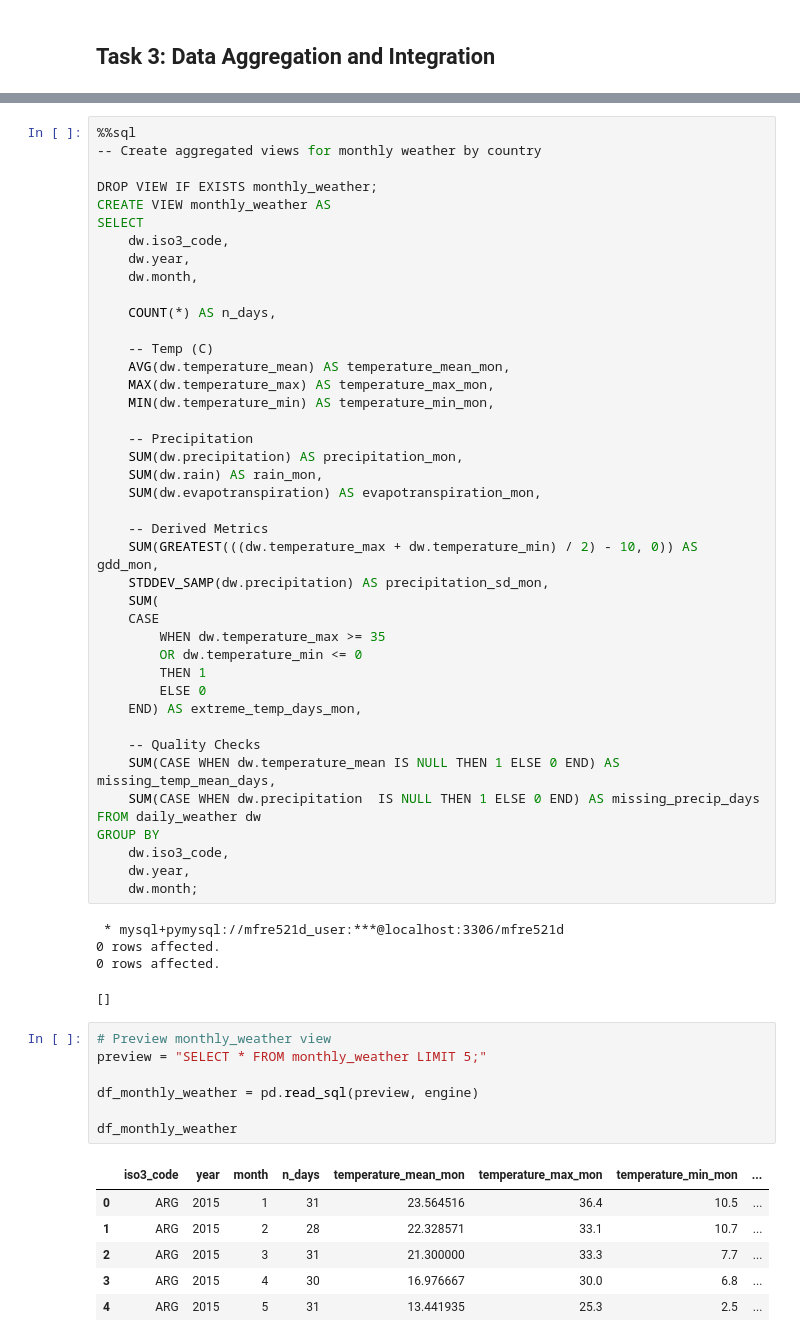
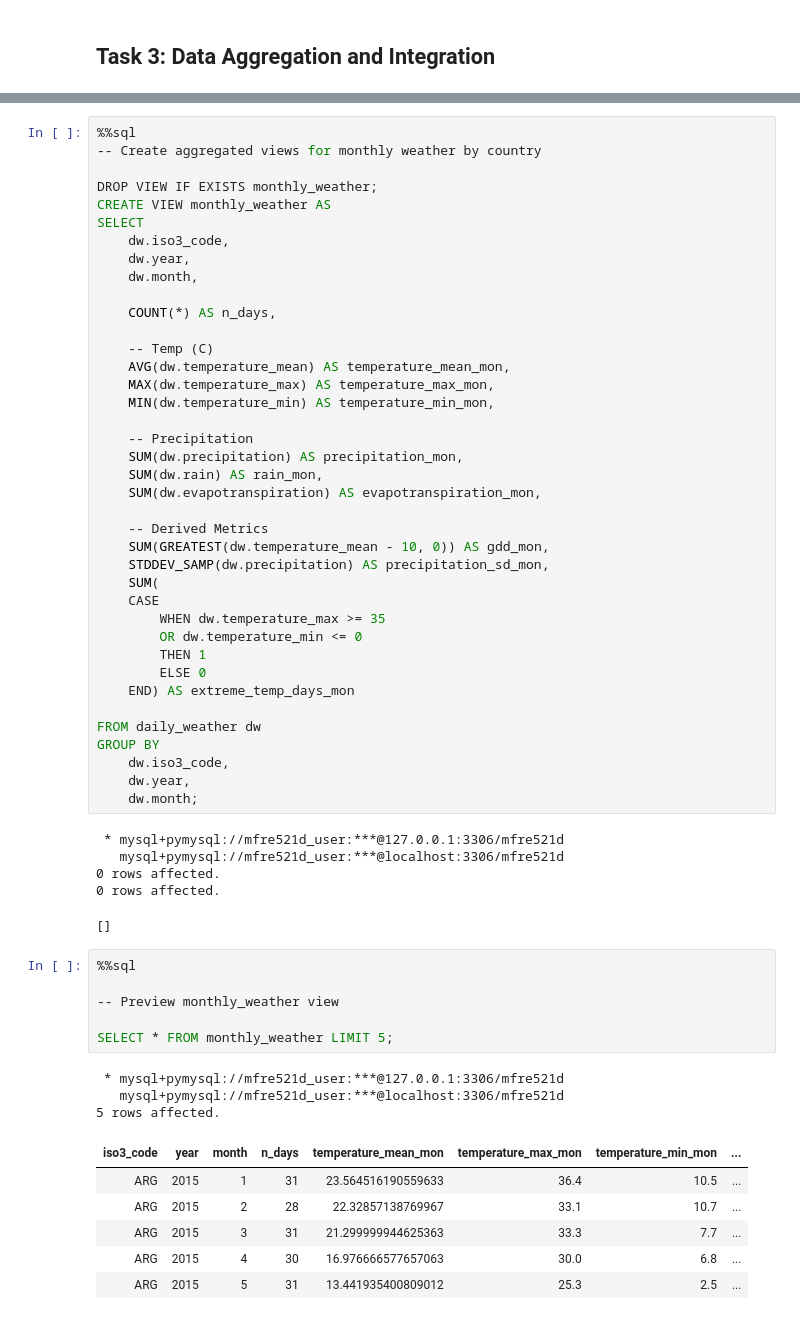
Before and after one commit to clareubc/521d_assignment, a Jupyter notebook: notebooks/Assignment 2.ipynb, the cells around one changed output, grey strips where cells are left out. Saved outputs shown, nothing was run; the diff lists cells and outputs as text.

```diff
--- a/notebooks/Assignment 2.ipynb
+++ b/notebooks/Assignment 2.ipynb
@@ -816,7 +838,7 @@ SELECT
     SUM(dw.evapotranspiration) AS evapotranspiration_mon,
 
     -- Derived Metrics
-    SUM(GREATEST(((dw.temperature_max + dw.temperature_min) / 2) - 10, 0)) AS gdd_mon,
+    SUM(GREATEST(dw.temperature_mean - 10, 0)) AS gdd_mon,
     STDDEV_SAMP(dw.precipitation) AS precipitation_sd_mon,
     SUM(
     CASE
@@ -824,32 +846,32 @@ SELECT
         OR dw.temperature_min <= 0
         THEN 1
         ELSE 0
-    END) AS extreme_temp_days_mon,
+    END) AS extreme_temp_days_mon
 
-    -- Quality Checks
-    SUM(CASE WHEN dw.temperature_mean IS NULL THEN 1 ELSE 0 END) AS missing_temp_mean_days,
-    SUM(CASE WHEN dw.precipitation  IS NULL THEN 1 ELSE 0 END) AS missing_precip_days
 FROM daily_weather dw
 GROUP BY
     dw.iso3_code,
     dw.year,
     dw.month;
 # %% [output]
- * mysql+pymysql://mfre521d_user:***@localhost:3306/mfre521d
+ * mysql+pymysql://mfre521d_user:***@127.0.0.1:3306/mfre521d
+   mysql+pymysql://mfre521d_user:***@localhost:3306/mfre521d
 0 rows affected.
 0 rows affected.
 []
 # %%
-# Preview monthly_weather view
-preview = "SELECT * FROM monthly_weather LIMIT 5;"
+%%sql
 
-df_monthly_weather = pd.read_sql(preview, engine)
+-- Preview monthly_weather view
 
-df_monthly_weather
+SELECT * FROM monthly_weather LIMIT 5;
 # %% [output]
+ * mysql+pymysql://mfre521d_user:***@127.0.0.1:3306/mfre521d
+   mysql+pymysql://mfre521d_user:***@localhost:3306/mfre521d
+5 rows affected.
-|  | iso3_code | year | month | n_days | temperature_mean_mon | temperature_max_mon | temperature_min_mon | ... |
-| 0 | ARG | 2015 | 1 | 31 | 23.564516 | 36.4 | 10.5 | ... |
-| 1 | ARG | 2015 | 2 | 28 | 22.328571 | 33.1 | 10.7 | ... |
-| 2 | ARG | 2015 | 3 | 31 | 21.300000 | 33.3 | 7.7 | ... |
-| 3 | ARG | 2015 | 4 | 30 | 16.976667 | 30.0 | 6.8 | ... |
-| 4 | ARG | 2015 | 5 | 31 | 13.441935 | 25.3 | 2.5 | ... |
+| iso3_code | year | month | n_days | temperature_mean_mon | temperature_max_mon | temperature_min_mon | ... |
+| ARG | 2015 | 1 | 31 | 23.564516190559633 | 36.4 | 10.5 | ... |
+| ARG | 2015 | 2 | 28 | 22.32857138769967 | 33.1 | 10.7 | ... |
+| ARG | 2015 | 3 | 31 | 21.299999944625363 | 33.3 | 7.7 | ... |
+| ARG | 2015 | 4 | 30 | 16.976666577657063 | 30.0 | 6.8 | ... |
+| ARG | 2015 | 5 | 31 | 13.441935400809012 | 25.3 | 2.5 | ... |
```
Also changed, not shown: parts of 18 cells of this notebook, 1 other file.
